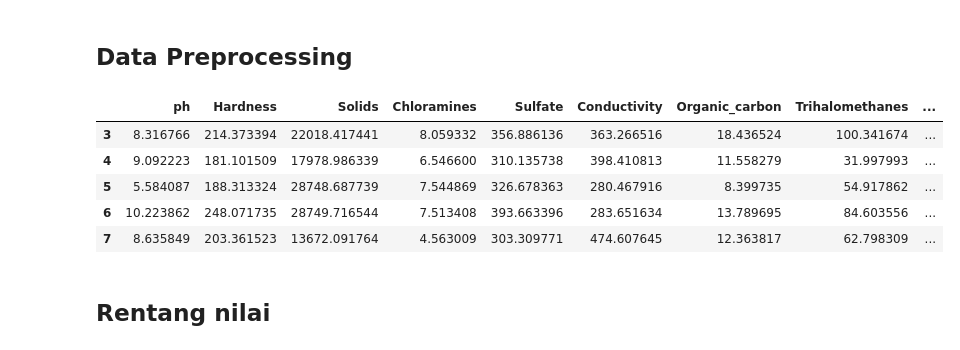
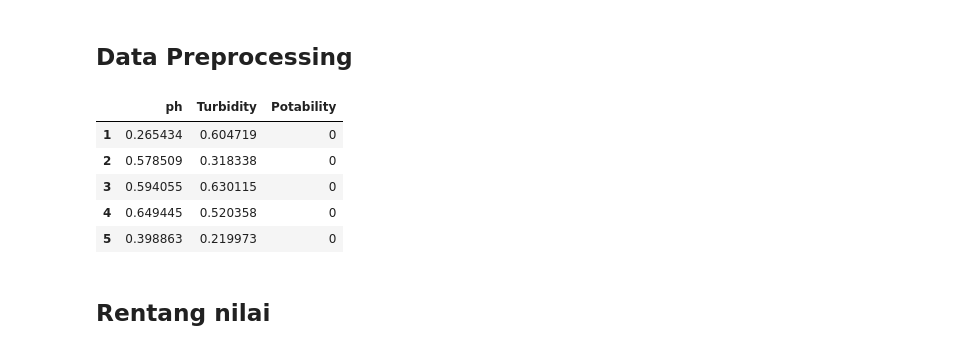
Before and after one commit to AriqNaufalF/tubes-dka, a Jupyter notebook: tubes_DKA.ipynb, the cells around one changed output. Cells and saved outputs as stored; diff of their text form; code cells hidden in the pictures.

```diff
--- a/tubes_DKA.ipynb
+++ b/tubes_DKA.ipynb
@@ -19,28 +19,27 @@ from sklearn.preprocessing import MinMaxScaler
 # %%
 # Load dataset
 df = pd.read_csv('water_potability.csv')
 
 # Menghapus kolom yang kosong
-df = df.dropna()
+df_filtered = df[["ph", "Turbidity", "Potability"]].dropna()
 
 # Ambil fitur yang digunakan untuk fuzzy system
-features = ['ph', 'Solids', 'Turbidity']
+features = ['ph', 'Turbidity']
 target = 'Potability'
 
 
-# Mengambil sample data dengan niali solids < 5000
-# df = df[df['Solids'] < 5000]
+scaler = MinMaxScaler()
+df_filtered[["ph", "Turbidity"]] = scaler.fit_transform(df_filtered[["ph", "Turbidity"]])
+df_sample = df_filtered.sample(n=400, random_state=42)
 
-df_sample = df.sample(n=200, random_state=42).reset_index(drop=True)
-
-df.head()
+df_filtered.head()
 # %% [output]
-|  | ph | Hardness | Solids | Chloramines | Sulfate | Conductivity | Organic_carbon | Trihalomethanes | ... |
-| 3 | 8.316766 | 214.373394 | 22018.417441 | 8.059332 | 356.886136 | 363.266516 | 18.436524 | 100.341674 | ... |
-| 4 | 9.092223 | 181.101509 | 17978.986339 | 6.546600 | 310.135738 | 398.410813 | 11.558279 | 31.997993 | ... |
-| 5 | 5.584087 | 188.313324 | 28748.687739 | 7.544869 | 326.678363 | 280.467916 | 8.399735 | 54.917862 | ... |
-| 6 | 10.223862 | 248.071735 | 28749.716544 | 7.513408 | 393.663396 | 283.651634 | 13.789695 | 84.603556 | ... |
-| 7 | 8.635849 | 203.361523 | 13672.091764 | 4.563009 | 303.309771 | 474.607645 | 12.363817 | 62.798309 | ... |
+|  | ph | Turbidity | Potability |
+| 1 | 0.265434 | 0.604719 | 0 |
+| 2 | 0.578509 | 0.318338 | 0 |
+| 3 | 0.594055 | 0.630115 | 0 |
+| 4 | 0.649445 | 0.520358 | 0 |
+| 5 | 0.398863 | 0.219973 | 0 |
 # %% [markdown]
 ## Rentang nilai
 # %%
```
Also changed, not shown: parts of 6 cells of this notebook.
